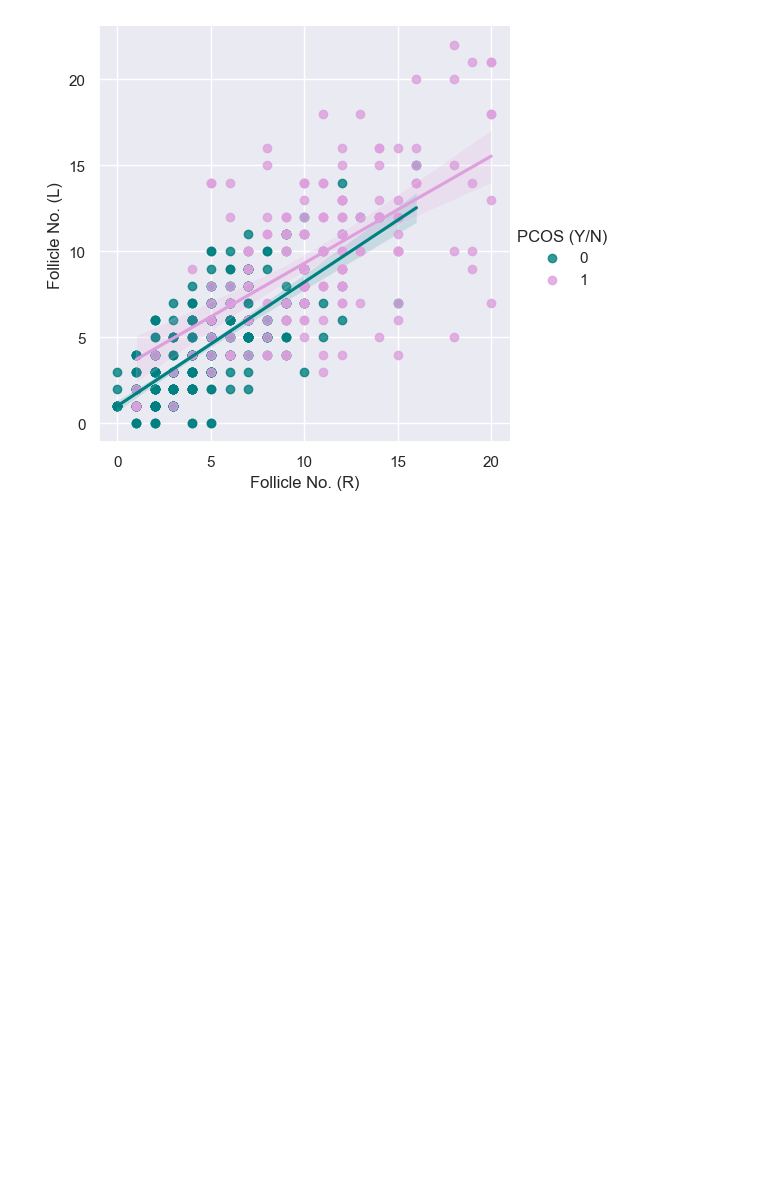
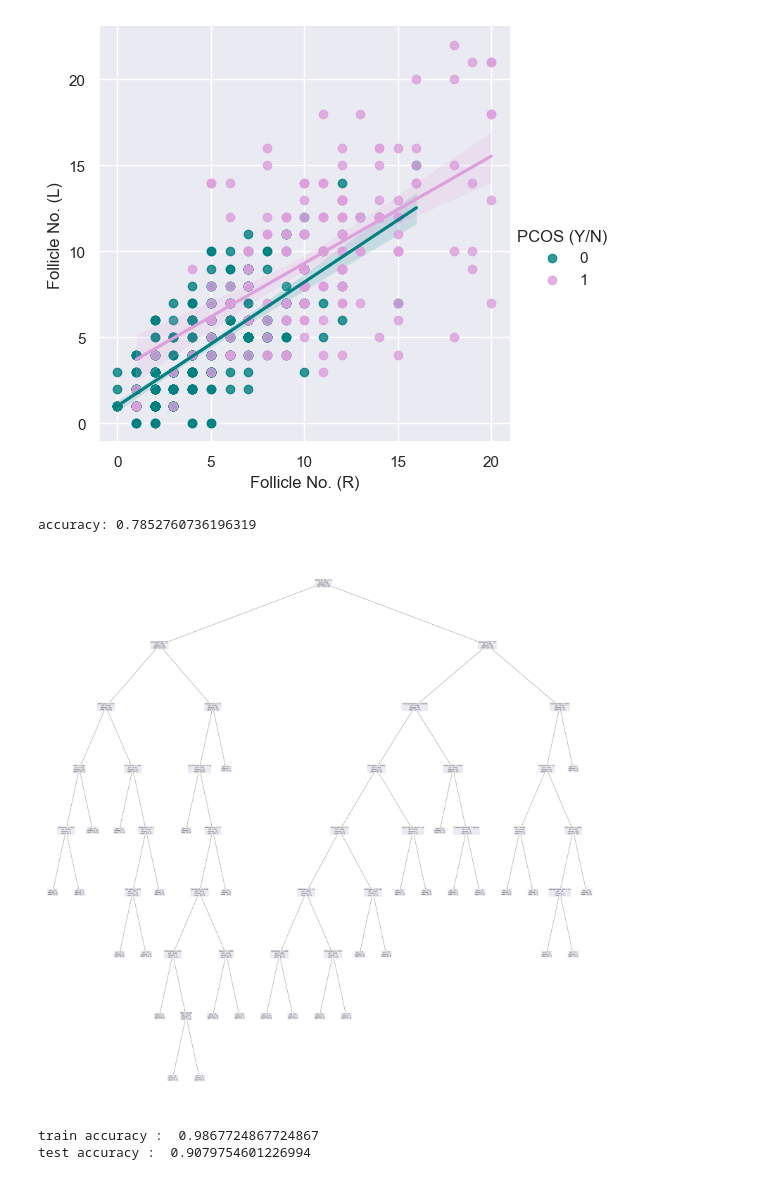
Before and after one commit to harish650/pcos-research-paper, a Jupyter notebook: pcos.ipynb, the cells around one changed output. Drawn from its saved outputs; the diff is of its cells as text; code cells hidden in the pictures; blank space fills up the shorter version.

```diff
--- a/pcos.ipynb
+++ b/pcos.ipynb
@@ -165,3 +165,62 @@ sns.lmplot(data =data,x='Follicle No. (R)',y='Follicle No. (L)', hue="PCOS (Y/N)
 plt.show()
 # %% [output]
 [figure]
+# %%
+#decision tree
+import pandas
+from sklearn import tree
+from sklearn.tree import DecisionTreeClassifier
+
+from sklearn.model_selection import train_test_split
+import matplotlib.pyplot as plt
+import math
+features=[]
+pcosYN=[]
+notin=["Sl. No","Patient File No.","AMH(ng/mL) ","II    beta-HCG(mIU/mL)"]
+for i in data:
+    if i not in notin:
+        if i != "PCOS (Y/N)":
+            features.append(i)
+        else:
+            pcosYN.append(i)
+#preprocessing
+# data['II    beta-HCG(mIU/mL)'].fillna(0,inplace = True)
+data['AMH(ng/mL)'].fillna(0,inplace = True)
+
+
+cd=0
+for i in data[features]:
+    for j in data[i]:
+        cd+=1
+        if math.isnan(j):
+            print(i,":",cd)
+
+
+
+    cd=0
+var_train, var_test, res_train, res_test = train_test_split(data[features],data[pcosYN], test_size = 0.3)
+dtree = DecisionTreeClassifier()
+dtree = dtree.fit(var_train, res_train)
+
+tree.plot_tree(dtree, feature_names=features)
+score = dtree.score(var_test, res_test)
+print("accuracy:",score)
+# %% [output]
+accuracy: 0.7852760736196319
+[figure, added]
+# %%
+#adaboost
+from sklearn.ensemble import AdaBoostClassifier
+clf=AdaBoostClassifier(random_state=29)
+clf.fit(var_train,res_train)
+
+train_x,train_y=var_train,res_train
+test_x,test_y=var_test,res_test
+train_accuracy=clf.score(train_x,train_y)
+
+test_accuracy=clf.score(test_x,test_y)
+print("train accuracy : ",train_accuracy)
+print("test accuracy : ",test_accuracy)
+# %% [output]
+train accuracy :  0.9867724867724867
+test accuracy :  0.9079754601226994
```
Also changed, not shown: parts of 2 cells of this notebook, 1 other file.
